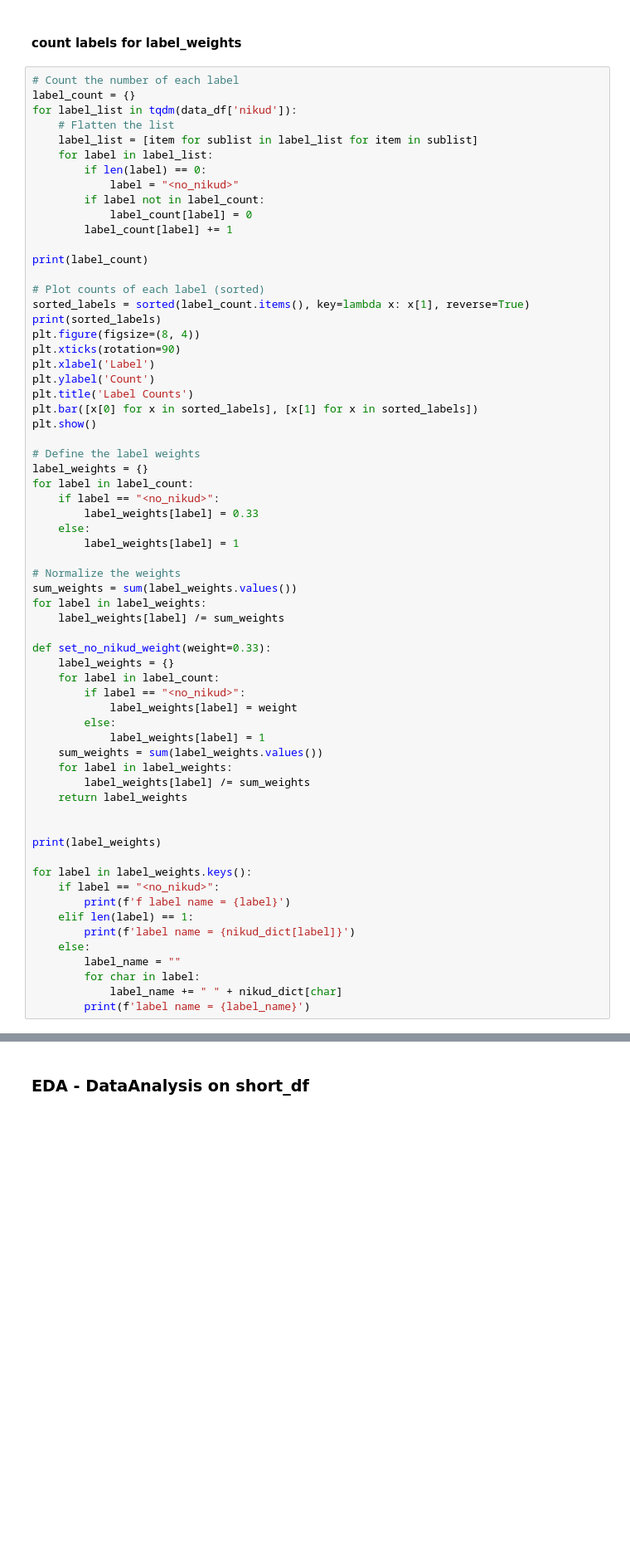
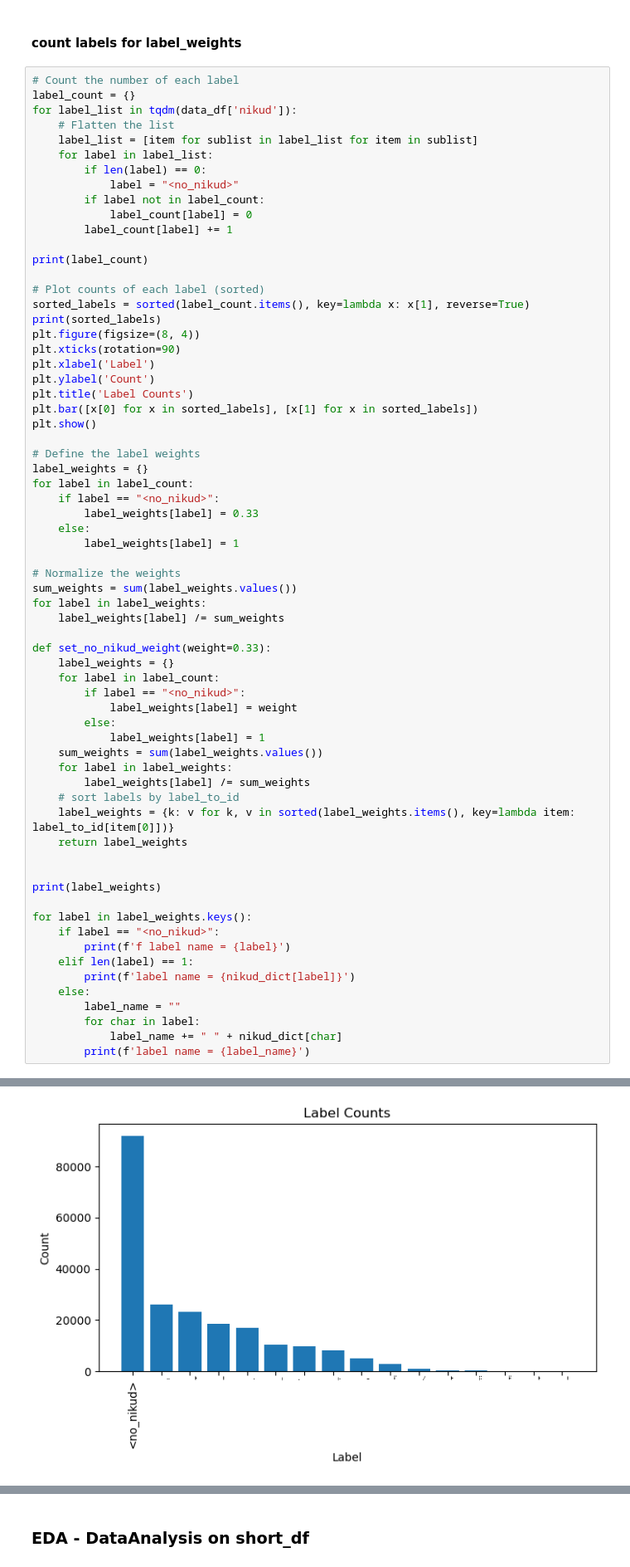
Before and after one commit to Lior-Baruch/Partial_Diacritization, a Jupyter notebook: PunctuationRestoration_DualModel.ipynb, the cells around one changed output, grey strips where cells are left out. Shown at 83% size. Drawn from its saved outputs; the diff is of its cells as text; blank space fills up the shorter version.

```diff
--- a/PunctuationRestoration_DualModel.ipynb
+++ b/PunctuationRestoration_DualModel.ipynb
@@ -408,6 +430,8 @@ def set_no_nikud_weight(weight=0.33):
     sum_weights = sum(label_weights.values())
     for label in label_weights:
         label_weights[label] /= sum_weights
+    # sort labels by label_to_id
+    label_weights = {k: v for k, v in sorted(label_weights.items(), key=lambda item: label_to_id[item[0]])}
     return label_weights
 
 
@@ -423,3 +447,4 @@ for label in label_weights.keys():
         for char in label:
             label_name += " " + nikud_dict[char]
         print(f'label name = {label_name}')
+# %% [output]
@@ -425,0 +453 @@ for label in label_weights.keys():
+[figure, added]
```
Also changed, not shown: parts of 20 cells of this notebook, 1 other file.
